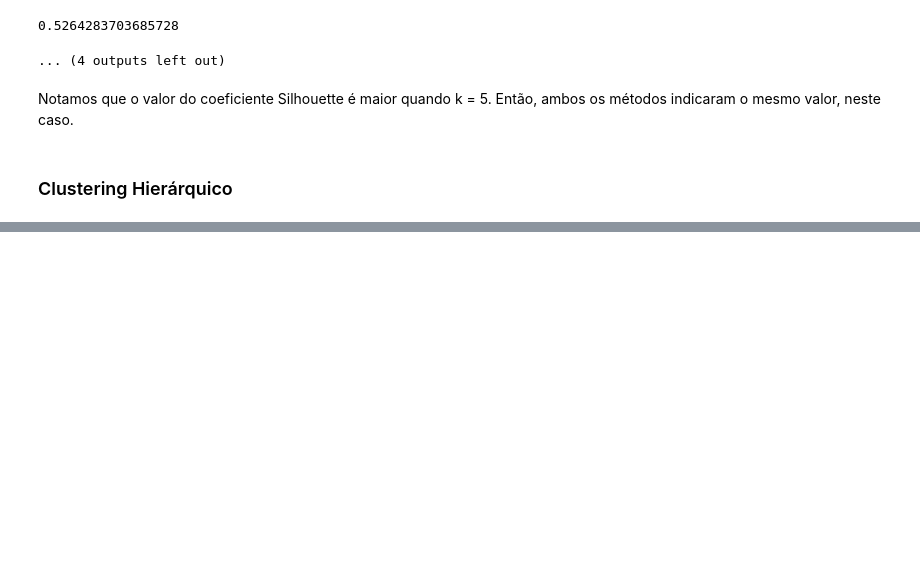
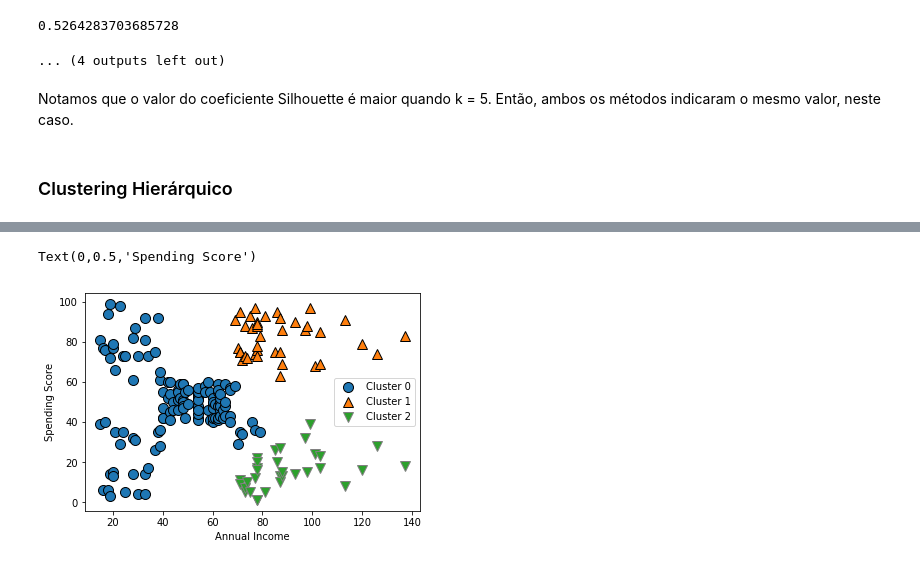
Before and after one commit to analuizaypessoa/fgv_machine_learning, a Jupyter notebook: PPRRC.ipynb, the cells around one changed output, grey strips where cells are left out. Cells and saved outputs as stored; diff of their text form; code cells hidden in the pictures; blank space fills up the shorter version.

```diff
--- a/PPRRC.ipynb
+++ b/PPRRC.ipynb
@@ -370,0 +495,11 @@ Notamos que o valor do coeficiente Silhouette é maior quando k = 5. Então, amb
+# %%
+agg = AgglomerativeClustering(n_clusters=3, linkage='complete')
+assignment = agg.fit_predict(X)
+
+mglearn.discrete_scatter(X[:, 0], X[:, 1], assignment)
+plt.legend(["Cluster 0", "Cluster 1", "Cluster 2"], loc="best")
+plt.xlabel("Annual Income")
+plt.ylabel("Spending Score")
+# %% [output]
+Text(0,0.5,'Spending Score')
+[figure, added]
```
Also changed, not shown: parts of 13 cells of this notebook.
